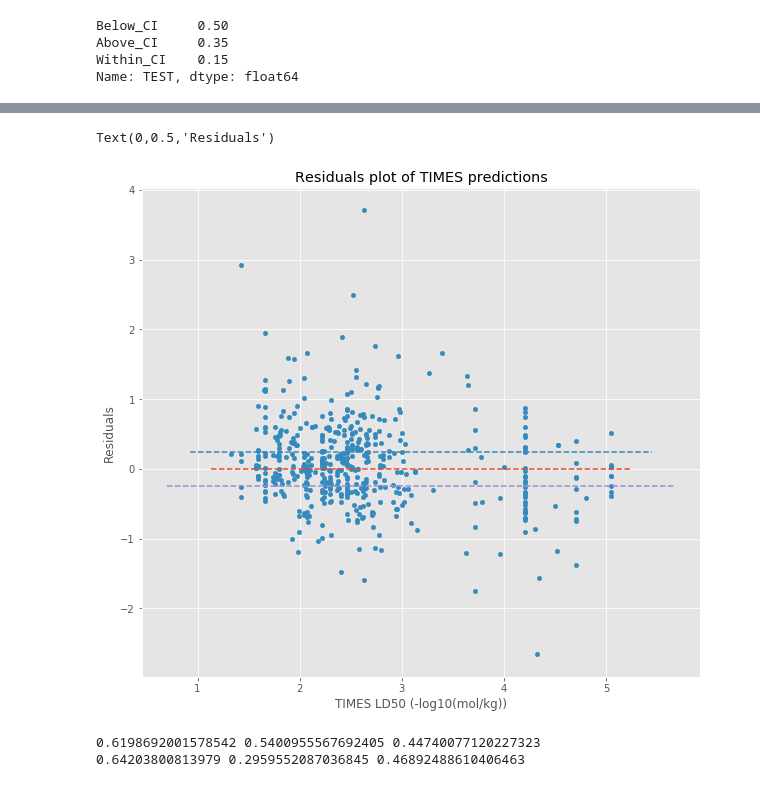
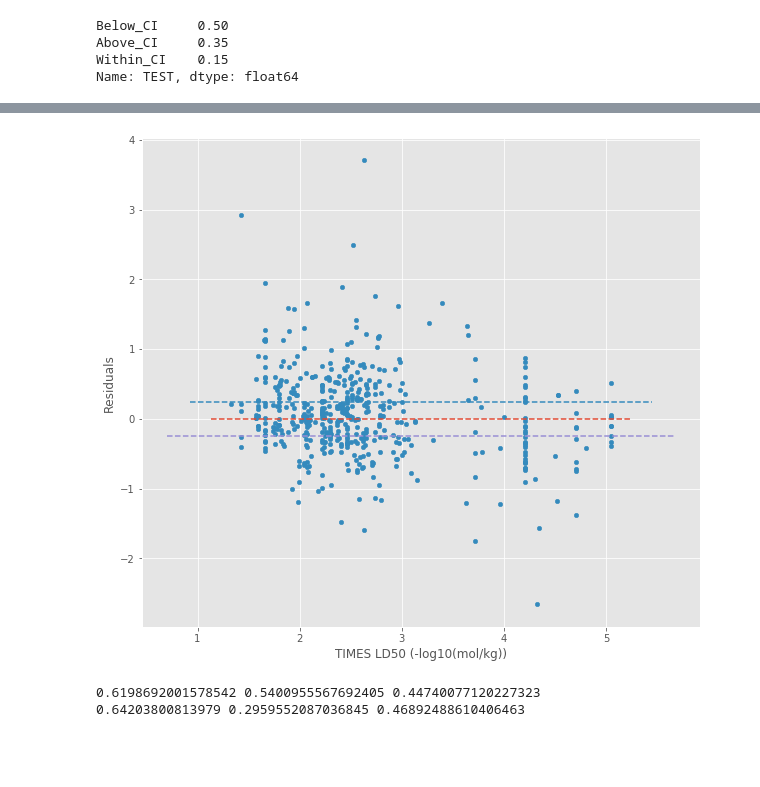
Before and after one commit to g-patlewicz/acute, a Jupyter notebook: notebooks/01_model_datasets.ipynb, the cells around one changed output, grey strips where cells are left out. Saved outputs shown, nothing was run; the diff lists cells and outputs as text; code cells hidden in the pictures; blank space fills up the shorter version.

```diff
--- a/notebooks/01_model_datasets.ipynb
+++ b/notebooks/01_model_datasets.ipynb
@@ -749,3 +716,5 @@ relevant_acute_data.describe()
+# %%
+relevant_acute_data.drop(['Unnamed: 0'],axis = 1, inplace = True)
 # %%
 relevant_acute_data[(relevant_acute_data['TEST_LD50_mgkg'].isnull()) & (~relevant_acute_data['TEST_pLD50'].isnull()) ]
 # %% [output]
@@ -877,17 +848,17 @@ TEST_vs_expt_pLD50[TEST_vs_expt_pLD50['known_pLD50_minus_TEST'] >3]
 # %%
 plt.style.use('ggplot')
 fig, ax = plt.subplots(figsize = (10,9))
 TIMES_vs_expt_pLD50.plot(ax = ax, kind = 'scatter', x = 'TIMES_pLD50', y ='known_pLD50_minus_TIMES')
 abline(0,0)
 abline(0,0.24673953)
 abline(0,-0.24673953)
-plt.title('Residuals plot of TIMES predictions')
+#plt.title('Residuals plot of TIMES predictions')
 plt.xlabel('TIMES LD50 (-log10(mol/kg))')
 plt.ylabel('Residuals')
 plt.savefig(figures_dir+'residuals_TIMES.png', dpi = 300)
+plt.savefig(figures_dir+'Figure5b.tif', dpi = 300)
 # %% [output]
-Text(0,0.5,'Residuals')
-[figure, old version]
+[figure, new version]
 # %%
 from sklearn.metrics import mean_squared_error as MSE
 from sklearn.metrics import r2_score
```
Also changed, not shown: parts of 20 cells of this notebook, 2 other files.
